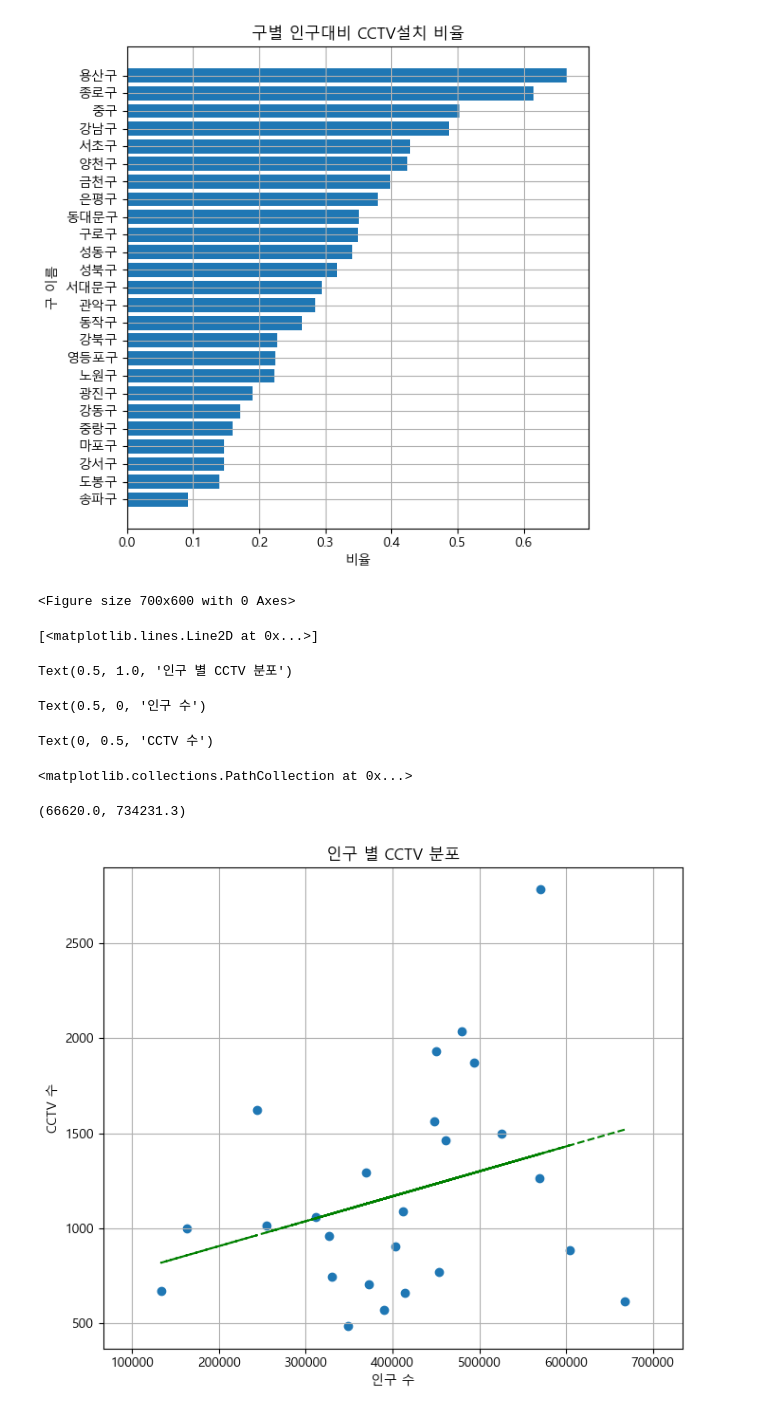
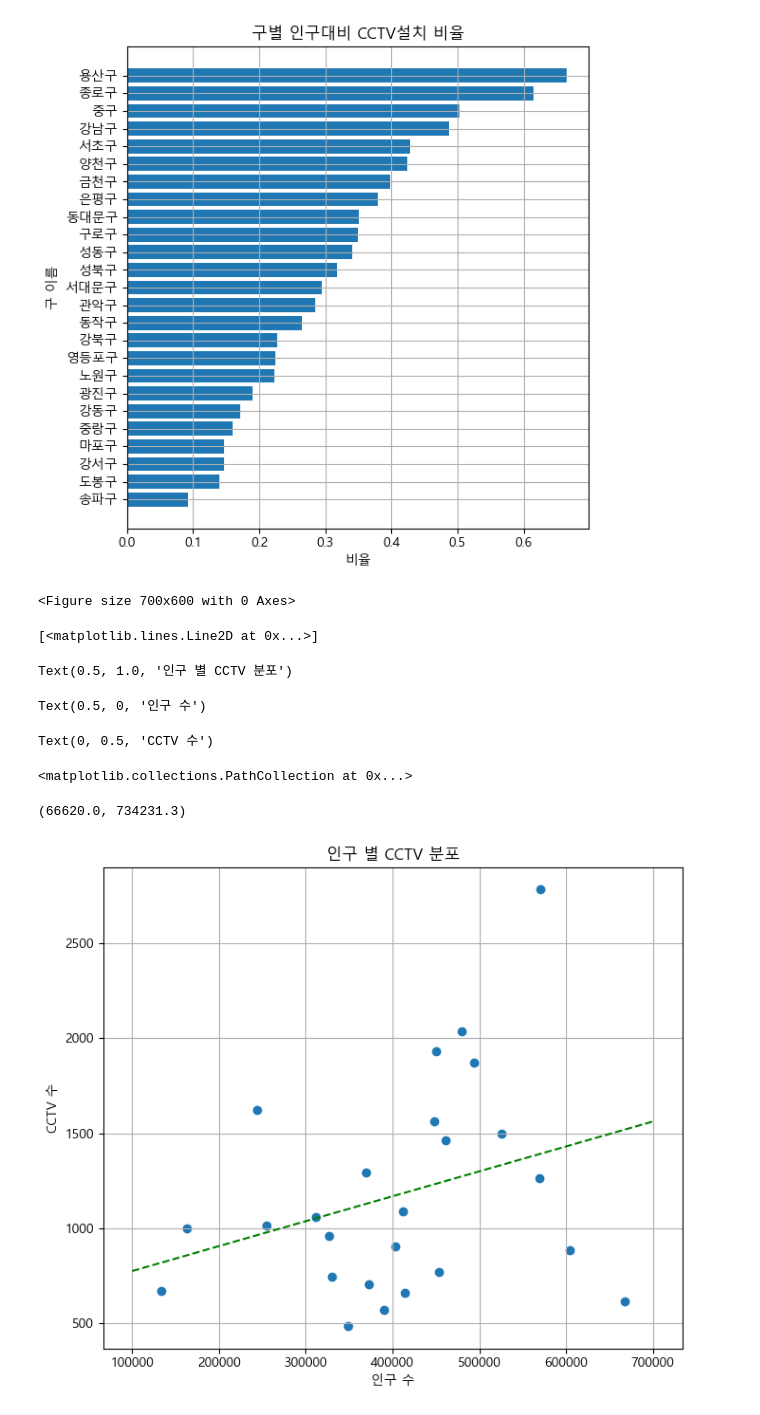
Before and after one commit to Kkaemii/SeSac_Practice, a Jupyter notebook: Mini_Project/Project_2/pandas_MP2.ipynb, the cells around one changed output. Saved outputs shown, nothing was run; the diff lists cells and outputs as text; code cells hidden in the pictures.

```diff
--- a/Mini_Project/Project_2/pandas_MP2.ipynb
+++ b/Mini_Project/Project_2/pandas_MP2.ipynb
@@ -173,34 +175,47 @@ Text(0.5, 1.0, '구별 인구대비 CCTV설치 비율')
 Text(0.5, 0, '비율')
 Text(0, 0.5, '구 이름')
 [figure]
+# %%
+merged_data = merged_data.sort_values(by='기관명')
 # %%
+merged_data = merged_data.sort_values(by='기관명')
 
-d_label = merged_data['소계'].to_list()
-d_value = merged_data['인구'].to_list()
+d_label = merged_data['소계'].tolist()
+d_row = merged_data['인구'].tolist()
 
-#그래프에 최소 최댓값 설정을 위해 형 변환환
-d_value = [int(v) for v in d_value]
+#그래프에 최소 최댓값 설정을 위해 형 변환
+# d_value = [int(v) for v in d_row]
+
+#회귀선
+#기울기, y절편 = np.polyfit(데이터x, 데이터y, 1(차원=직선))
+x,y = np.polyfit(d_row,d_label,1) #기울기x, y절편
+
+#회귀선을 그릴때 x축의 최대,최소만 알고있어도 그릴수 있음
+#최대,최소값으로 두 점 생성
+x_reg = np.array([100000, 700000])
+
+#회귀선 y값 계산 => 기울기*x값 + y절편
+y_reg = x*x_reg+y
 
 
 plt.figure(figsize=(7,6))
-x,y = np.polyfit(d_value,d_label,1)
-
-plt.plot(d_value, x*np.array(d_value)+y,color = 'green', linestyle='--' )
+plt.plot(x_reg,y_reg, '--' ,color = 'green' )
 plt.title('인구 별 CCTV 분포')
 plt.xlabel('인구 수')
 plt.ylabel('CCTV 수')
-plt.scatter(d_value,d_label)
+plt.scatter(d_row,d_label)
 plt.grid()
-plt.xlim(min(d_value)*0.5, max(d_value)*1.1)
+plt.xlim(min(d_row)*0.5, max(d_row)*1.1)
 
 plt.tight_layout()
+plt.savefig('./3번_인구별 CCTV 분포와 회귀선')
 plt.show()
 # %% [output]
 <Figure size 700x600 with 0 Axes>
 [<matplotlib.lines.Line2D at 0x...>]
 Text(0.5, 1.0, '인구 별 CCTV 분포')
 Text(0.5, 0, '인구 수')
 Text(0, 0.5, 'CCTV 수')
 <matplotlib.collections.PathCollection at 0x...>
 (66620.0, 734231.3)
-[figure, old version]
+[figure, new version]
```
Also changed, not shown: parts of 8 cells of this notebook, 7 other files.
